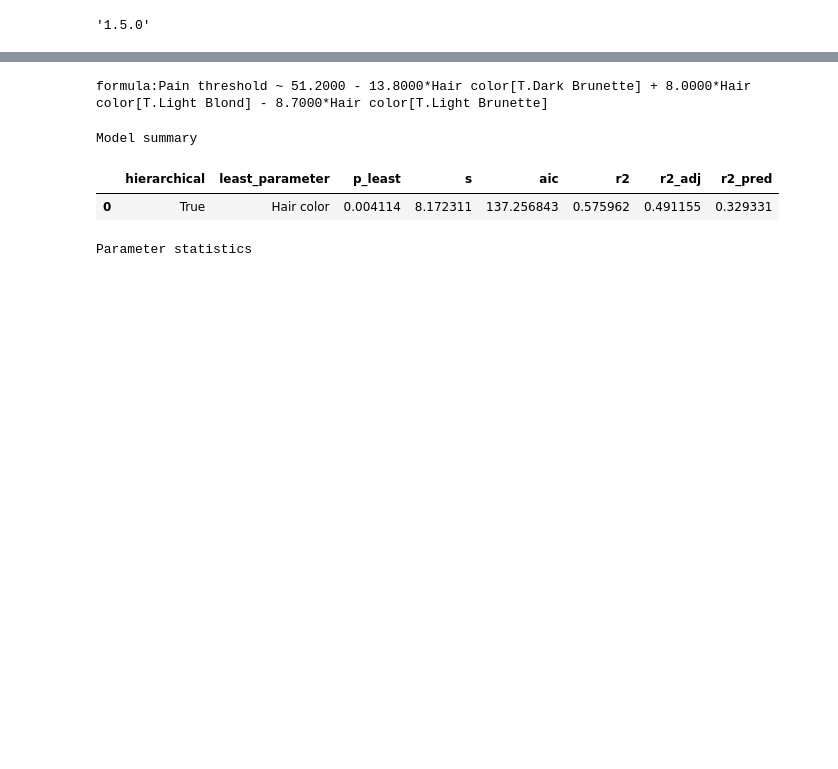
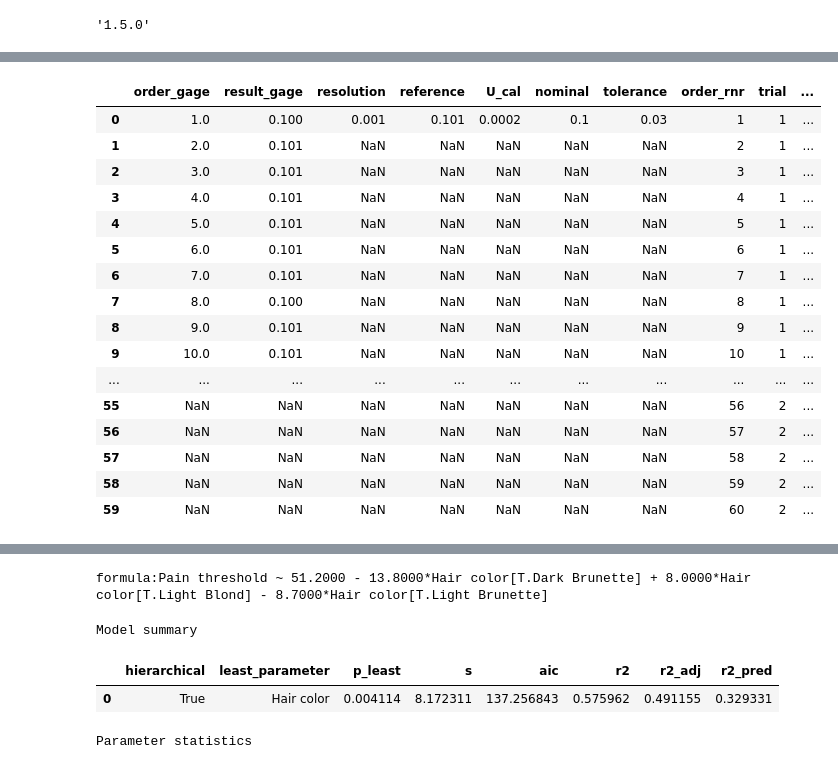
Before and after one commit to j4ggr/DaSPi, a Jupyter notebook: notebooks/doc-content_anova.ipynb, the cells around one changed output, grey strips where cells are left out. Saved outputs shown, nothing was run; the diff lists cells and outputs as text; code cells hidden in the pictures; blank space fills up the shorter version.

```diff
--- a/notebooks/doc-content_anova.ipynb
+++ b/notebooks/doc-content_anova.ipynb
@@ -53,3 +55,23 @@ Measurement uncertainty
+# %%
+chart.source
+# %% [output]
+|  | order_gage | result_gage | resolution | reference | U_cal | nominal | tolerance | order_rnr | trial | ... |
+| 0 | 1.0 | 0.100 | 0.001 | 0.101 | 0.0002 | 0.1 | 0.03 | 1 | 1 | ... |
+| 1 | 2.0 | 0.101 | NaN | NaN | NaN | NaN | NaN | 2 | 1 | ... |
+| 2 | 3.0 | 0.101 | NaN | NaN | NaN | NaN | NaN | 3 | 1 | ... |
+| 3 | 4.0 | 0.101 | NaN | NaN | NaN | NaN | NaN | 4 | 1 | ... |
+| 4 | 5.0 | 0.101 | NaN | NaN | NaN | NaN | NaN | 5 | 1 | ... |
+| 5 | 6.0 | 0.101 | NaN | NaN | NaN | NaN | NaN | 6 | 1 | ... |
+| 6 | 7.0 | 0.101 | NaN | NaN | NaN | NaN | NaN | 7 | 1 | ... |
+| 7 | 8.0 | 0.100 | NaN | NaN | NaN | NaN | NaN | 8 | 1 | ... |
+| 8 | 9.0 | 0.101 | NaN | NaN | NaN | NaN | NaN | 9 | 1 | ... |
+| 9 | 10.0 | 0.101 | NaN | NaN | NaN | NaN | NaN | 10 | 1 | ... |
+| ... | ... | ... | ... | ... | ... | ... | ... | ... | ... | ... |
+| 55 | NaN | NaN | NaN | NaN | NaN | NaN | NaN | 56 | 2 | ... |
+| 56 | NaN | NaN | NaN | NaN | NaN | NaN | NaN | 57 | 2 | ... |
+| 57 | NaN | NaN | NaN | NaN | NaN | NaN | NaN | 58 | 2 | ... |
+| 58 | NaN | NaN | NaN | NaN | NaN | NaN | NaN | 59 | 2 | ... |
+| 59 | NaN | NaN | NaN | NaN | NaN | NaN | NaN | 60 | 2 | ... |
 # %%
 import daspi as dsp
 
```
Also changed, not shown: parts of 3 cells of this notebook, 4 other files.
